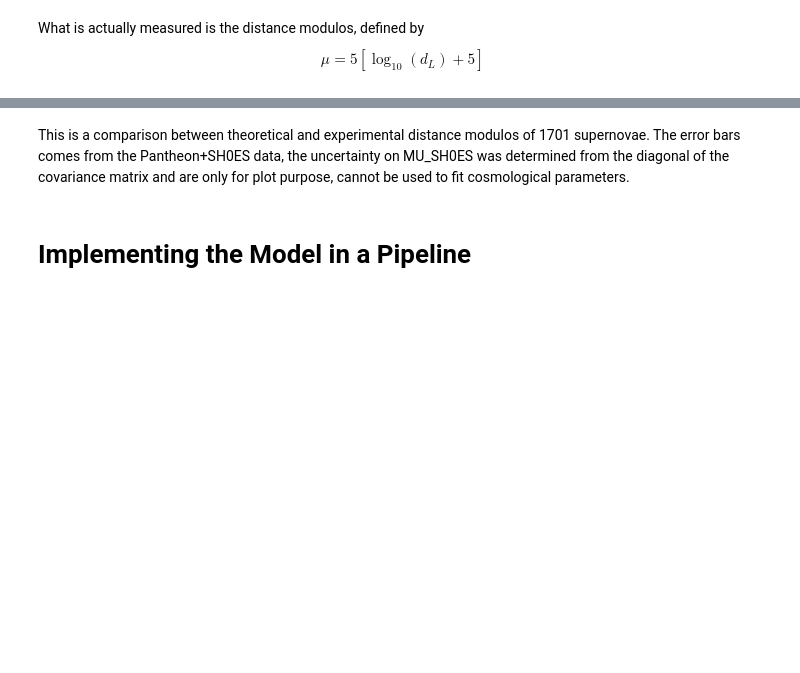
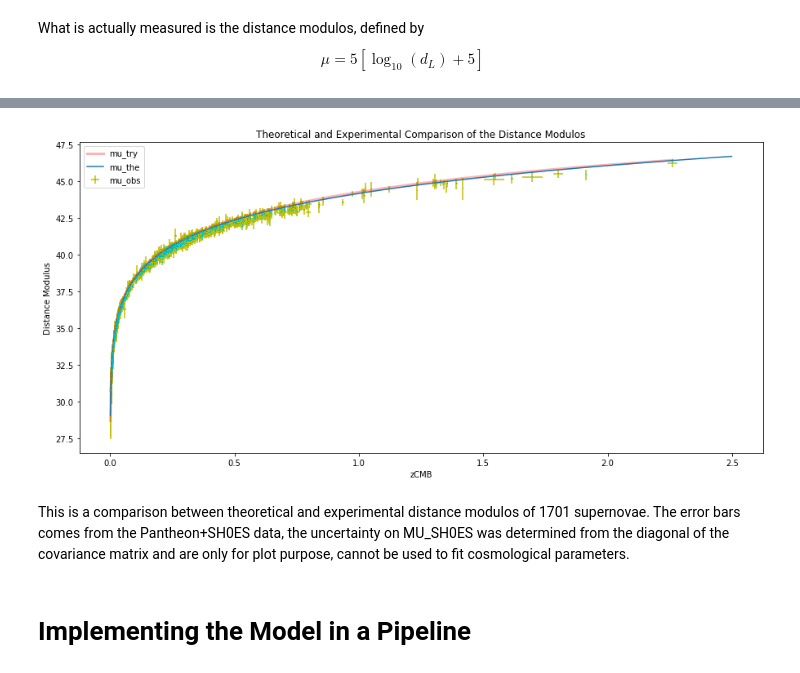
Before and after one commit to dimasjackson/Supernovae-Analysis-with-MCMC, a Jupyter notebook: final_supernovae-analysis-with-mcmc.ipynb, the cells around one changed output, grey strips where cells are left out. Saved outputs shown, nothing was run; the diff lists cells and outputs as text; code cells hidden in the pictures; blank space fills up the shorter version.

```diff
--- a/final_supernovae-analysis-with-mcmc.ipynb
+++ b/final_supernovae-analysis-with-mcmc.ipynb
@@ -125,19 +194,28 @@ plt.savefig('theo_dist.png')
 # %%
 # Plot the theoretical experimental comparison of the distance modulos
 plt.figure(figsize=(15,7))
-# Plot the error bars
+
+# Plot the data points and error bars
 x_exp=df['zCMB']
 y_exp=df['MU_SH0ES']
 plt.errorbar(x_exp, y_exp, xerr=df['zCMBERR'], yerr=df['MU_SH0ES_ERR_DIAG'], fmt=",c", ecolor="y", capsize=0)
+
 # Plot the true line
 y_theo=mu_model_inter
 plt.plot(x_exp, y_theo(x_exp), "r", alpha=0.3, lw=3)
+
+# Plot mu try function
+z = np.arange(0.001,2.5,0.0014)
+plt.plot(z, mu_try(z), label='mu')
+
 plt.title("Theoretical and Experimental Comparison of the Distance Modulos")
-legend = ("mu_the","mu_obs")
+legend = ("mu_try","mu_the", "mu_obs")
 plt.legend(legend)
 plt.xlabel("zCMB")
 plt.ylabel("Distance Modulus")
 plt.savefig('dist_modulus.png')
+# %% [output]
+[figure, added]
 # %% [markdown]
 This is a comparison between theoretical and experimental distance modulos of 1701 supernovae. The error bars comes from the Pantheon+SH0ES data, the uncertainty on MU_SH0ES was determined from the diagonal of the covariance matrix and are only for plot purpose, cannot be used to fit cosmological parameters.
 # %% [markdown]
```
Also changed, not shown: parts of 67 cells of this notebook.
